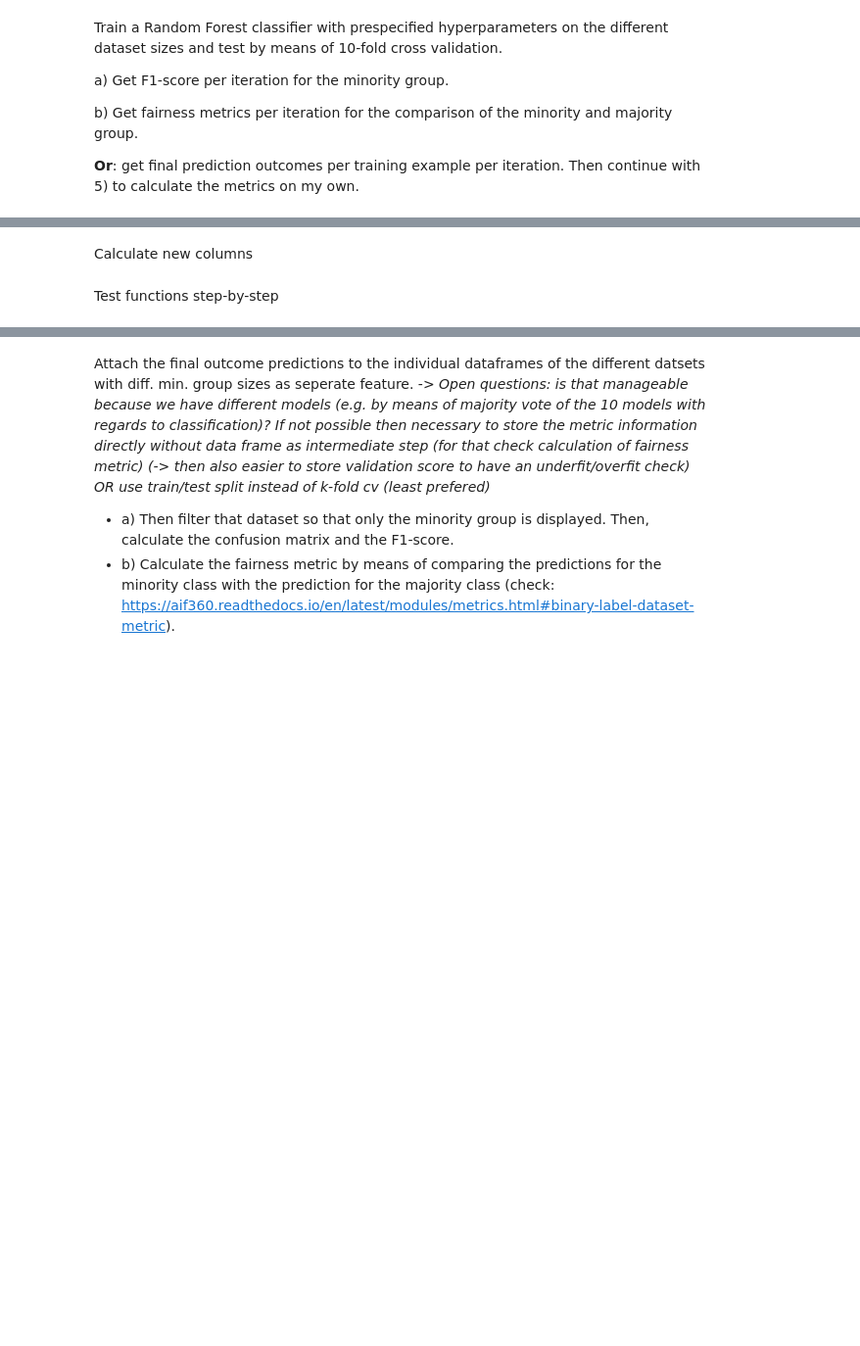
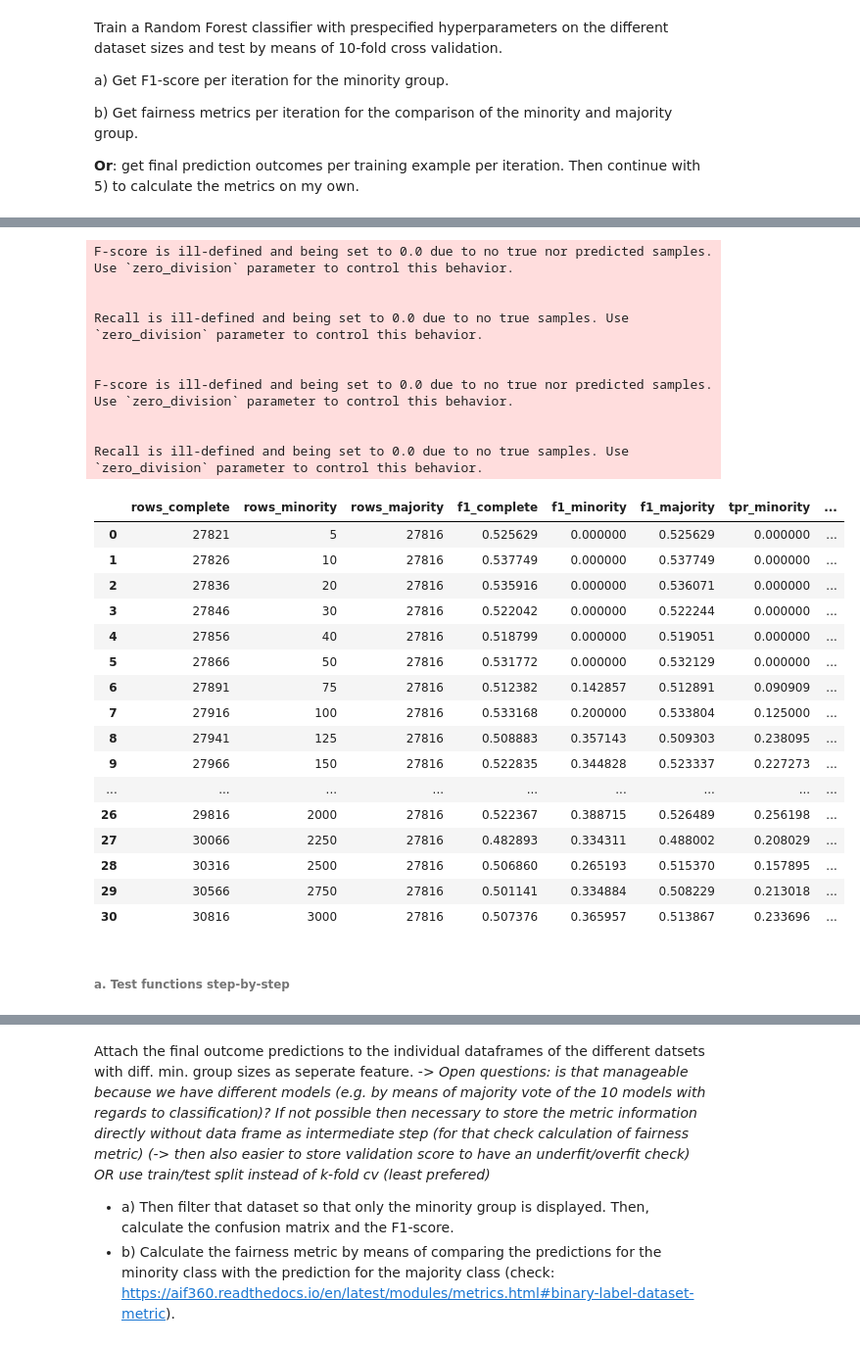
Before and after one commit to NilsBahr94/Master_Thesis_Algorithmic-Bias-in-AI, a Jupyter notebook: Master_Thesis_Algorithmic_Bias_Analysis.ipynb, the cells around one changed output, grey strips where cells are left out. Shown at 98% size. Cells and saved outputs as stored; diff of their text form; code cells hidden in the pictures; blank space fills up the shorter version.

```diff
--- a/Master_Thesis_Algorithmic_Bias_Analysis.ipynb
+++ b/Master_Thesis_Algorithmic_Bias_Analysis.ipynb
@@ -284,0 +305,4 @@ df_3_adult = pd.read_csv(csv_path, names=csv_columns, skipinitialspace=True)
+# %%
+# Join iso alpha codes
+from google.colab import files
+uploaded = files.upload()
@@ -1465,0 +1524,21 @@ First, take the whole dataset with the majority and the minority class. Then, fi
+# %%
+# Define arguments
+
+# training_sizes = [5, 10, 20, 30, 40, 50, 75, 100, 125, 150, 175, 200, 250, 300, 350, 400, 450, 500, 600,
+                    # 700, 800, 900, 1000, 1250, 1500, 1750, 2000, 2250, 2500, 2750, 3000, 3250, 3500, 3750,
+                    # 4000, 4250, 4500, 4750, 5000, 6000, 7000, 8000, 9000, 10000, 15000]
+
+training_sizes = [5, 10, 20, 30, 40, 50, 75, 100, 125, 150, 175, 200, 250,
+                  300, 350, 400, 450, 500, 600, 700, 800, 900, 1000, 1250,
+                  1500, 1750, 2000, 2250, 2500, 2750, 3000]
+
+# Creating dfs for minority and majority group
+is_black = df_3_adult["Race"].isin(["Black"])
+is_white = df_3_adult["Race"].isin(["White"])
+df_3_adult_black = df_3_adult[is_black]  # Minority
+df_3_adult_white = df_3_adult[is_white]  # Majority
+
+# Execute function
+list_dfs = create_datasets_new(min_data = df_3_adult_black, maj_data = df_3_adult_white, training_sizes = training_sizes)
+print(len(list_dfs))
+print([df.shape[0] for df in list_dfs])
@@ -1672,2 +1584,0 @@ def metrics_to_df(list_dfs, label, model, cv = 10):
-# %% [markdown]
-Calculate new columns
@@ -1677,0 +1700,47 @@ dogs["bmi"] = dogs["weight_kg"] / dogs["height_m"] ** 2
+# %%
+# Define arguments
+list_dfs = list_dfs
+label = "Over-50K"
+model = RandomForestClassifier(criterion= "gini",
+                               max_features = "auto",
+                               max_depth = 4,
+                               min_samples_leaf = 4,
+                               n_estimators = 100)
+# model = grid_rf_class # <- Best model from hyperparameter tuning
+cv = 10
+discr_feature = "Race"
+min_value = "Black"
+maj_value = "White"
+
+# Execute function
+results_df = metrics_to_df(list_dfs = list_dfs, label = label, model = model, cv = cv,
+                           discr_feature = discr_feature, min_value = min_value, maj_value = maj_value)
+results_df
+# %% [output]
+F-score is ill-defined and being set to 0.0 due to no true nor predicted samples. Use `zero_division` parameter to control this behavior.
+
+
+Recall is ill-defined and being set to 0.0 due to no true samples. Use `zero_division` parameter to control this behavior.
+
+
+F-score is ill-defined and being set to 0.0 due to no true nor predicted samples. Use `zero_division` parameter to control this behavior.
+
+
+Recall is ill-defined and being set to 0.0 due to no true samples. Use `zero_division` parameter to control this behavior.
+|  | rows_complete | rows_minority | rows_majority | f1_complete | f1_minority | f1_majority | tpr_minority | ... |
+| 0 | 27821 | 5 | 27816 | 0.525629 | 0.000000 | 0.525629 | 0.000000 | ... |
+| 1 | 27826 | 10 | 27816 | 0.537749 | 0.000000 | 0.537749 | 0.000000 | ... |
+| 2 | 27836 | 20 | 27816 | 0.535916 | 0.000000 | 0.536071 | 0.000000 | ... |
+| 3 | 27846 | 30 | 27816 | 0.522042 | 0.000000 | 0.522244 | 0.000000 | ... |
+| 4 | 27856 | 40 | 27816 | 0.518799 | 0.000000 | 0.519051 | 0.000000 | ... |
+| 5 | 27866 | 50 | 27816 | 0.531772 | 0.000000 | 0.532129 | 0.000000 | ... |
+| 6 | 27891 | 75 | 27816 | 0.512382 | 0.142857 | 0.512891 | 0.090909 | ... |
+| 7 | 27916 | 100 | 27816 | 0.533168 | 0.200000 | 0.533804 | 0.125000 | ... |
+| 8 | 27941 | 125 | 27816 | 0.508883 | 0.357143 | 0.509303 | 0.238095 | ... |
+| 9 | 27966 | 150 | 27816 | 0.522835 | 0.344828 | 0.523337 | 0.227273 | ... |
+| ... | ... | ... | ... | ... | ... | ... | ... | ... |
+| 26 | 29816 | 2000 | 27816 | 0.522367 | 0.388715 | 0.526489 | 0.256198 | ... |
+| 27 | 30066 | 2250 | 27816 | 0.482893 | 0.334311 | 0.488002 | 0.208029 | ... |
+| 28 | 30316 | 2500 | 27816 | 0.506860 | 0.265193 | 0.515370 | 0.157895 | ... |
+| 29 | 30566 | 2750 | 27816 | 0.501141 | 0.334884 | 0.508229 | 0.213018 | ... |
+| 30 | 30816 | 3000 | 27816 | 0.507376 | 0.365957 | 0.513867 | 0.233696 | ... |
@@ -1678,2 +1850,2 @@ dogs["bmi"] = dogs["weight_kg"] / dogs["height_m"] ** 2
 # %% [markdown]
-Test functions step-by-step
+###### a. Test functions step-by-step
```
Also changed, not shown: parts of 87 cells of this notebook.
